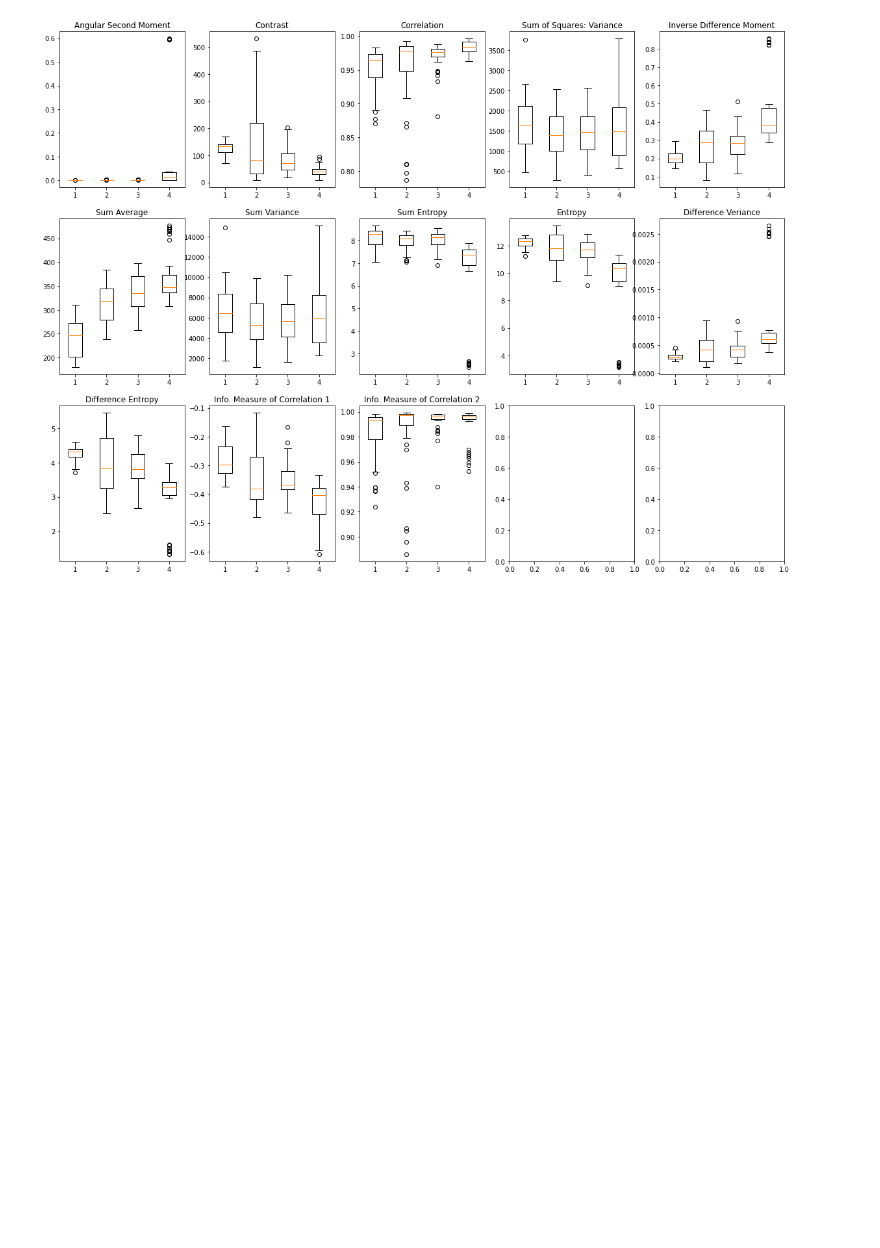
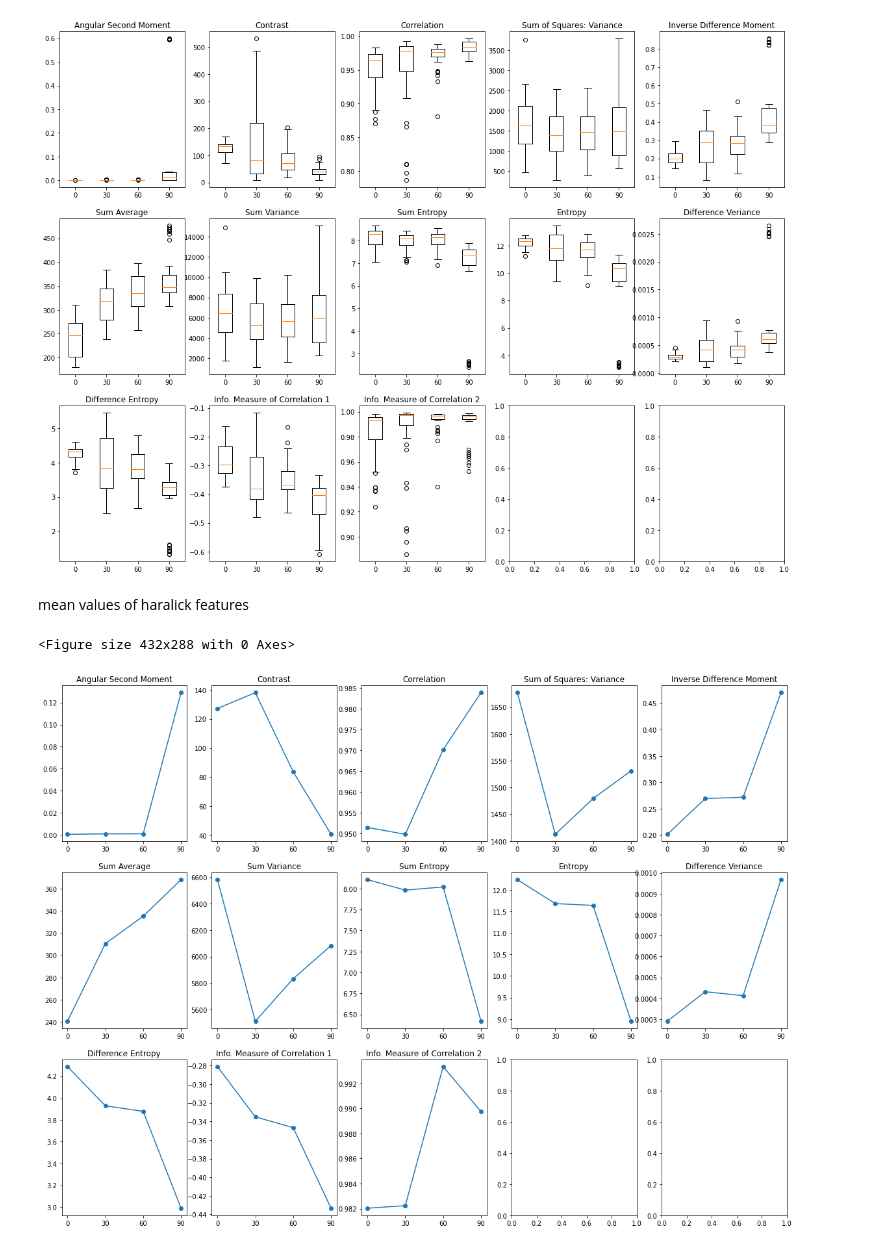
Before and after one commit to jingyophuong/versagenanalyse, a Jupyter notebook: Code/texturefeatures.ipynb, the cells around one changed output. Saved outputs shown, nothing was run; the diff lists cells and outputs as text; code cells hidden in the pictures; blank space fills up the shorter version.

```diff
--- a/Code/texturefeatures.ipynb
+++ b/Code/texturefeatures.ipynb
@@ -104,6 +104,26 @@ for i in range(13):
         axs[x,y].boxplot([fs[i], fs30[i], fs60[i], fr[i]])
 
         axs[x,y].set_title(langs[i])
+        axs[x,y].set_xticklabels(["0", "30", "60", "90"])
 # %% [output]
 <Figure size 432x288 with 0 Axes>
 [figure]
+# %% [markdown]
+mean values of haralick features
+# %%
+fig = plt.figure()
+
+fig, axs = plt.subplots(3, 5, figsize=(20,15))
+langs = ["Angular Second Moment", "Contrast", "Correlation", "Sum of Squares: Variance", "Inverse Difference Moment", "Sum Average",
+    "Sum Variance", "Sum Entropy", "Entropy", "Difference Veriance", "Difference Entropy", "Info. Measure of Correlation 1", "Info. Measure of Correlation 2"]
+y_axis = np.arange(40)
+for i in range(13):
+    x = int(i/5)
+    y = int(i % 5)
+    axs[x,y].plot([np.mean(fs[i]), np.mean(fs30[i]), np.mean(fs60[i]), np.mean(fr[i])], 'o-')
+
+    axs[x,y].set_title(langs[i])
+    axs[x,y].set_xticklabels(["0", '0',"30", "60", "90"])
+# %% [output]
+<Figure size 432x288 with 0 Axes>
+[figure, added]
```
Also changed, not shown: parts of 8 cells of this notebook.
